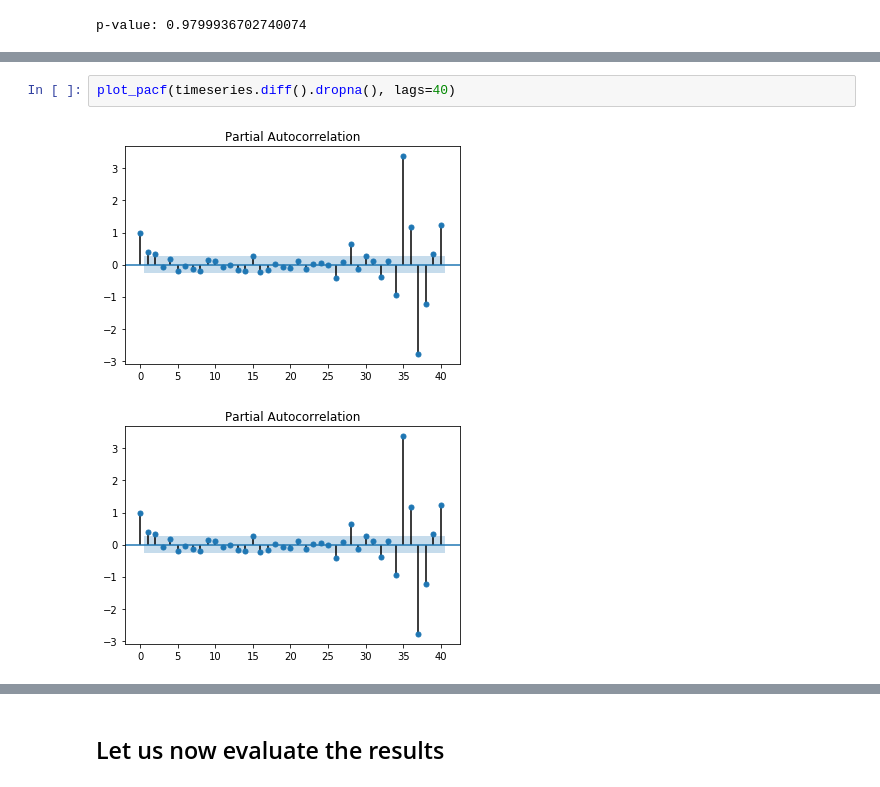
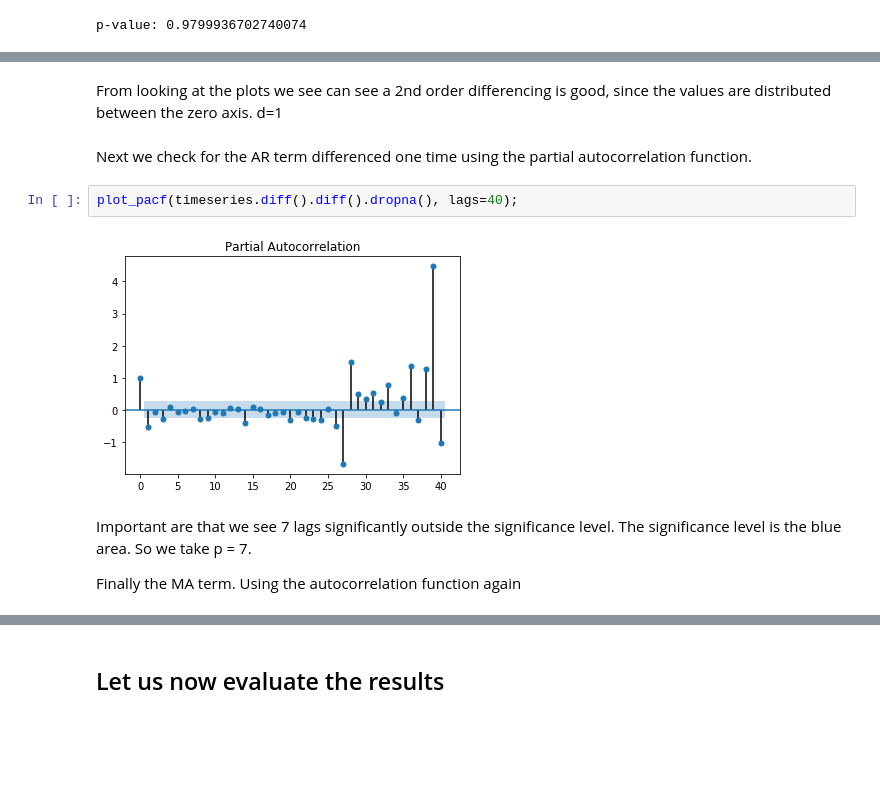
Before and after one commit to caralen/ada-project-faam, a Jupyter notebook: research_bees.ipynb, the cells around one changed output, grey strips where cells are left out. Drawn from its saved outputs; the diff is of its cells as text; blank space fills up the shorter version.

```diff
--- a/research_bees.ipynb
+++ b/research_bees.ipynb
@@ -2060,9 +2081,16 @@ fig = plot_acf(timeseries.diff().diff().dropna(), ax=ax3,
                title="2nd Order Differencing")
 # %% [output]
 [figure]
+# %% [markdown]
+From looking at the plots we see can see a 2nd order differencing is good, since the values are distributed between the zero axis. d=1
+# %% [markdown]
+Next we check for the AR term differenced one time using the partial autocorrelation function.
 # %%
-plot_pacf(timeseries.diff().dropna(), lags=40)
+plot_pacf(timeseries.diff().diff().dropna(), lags=40);
 # %% [output]
-[figure, old version]
+[figure, new version]
-[figure, removed]
+# %% [markdown]
+Important are that we see 7 lags significantly outside the significance level. The significance level is the blue area. So we take p = 7.
+
+Finally the MA term. Using the autocorrelation function again
 # %%
```
Also changed, not shown: parts of 19 cells of this notebook.
